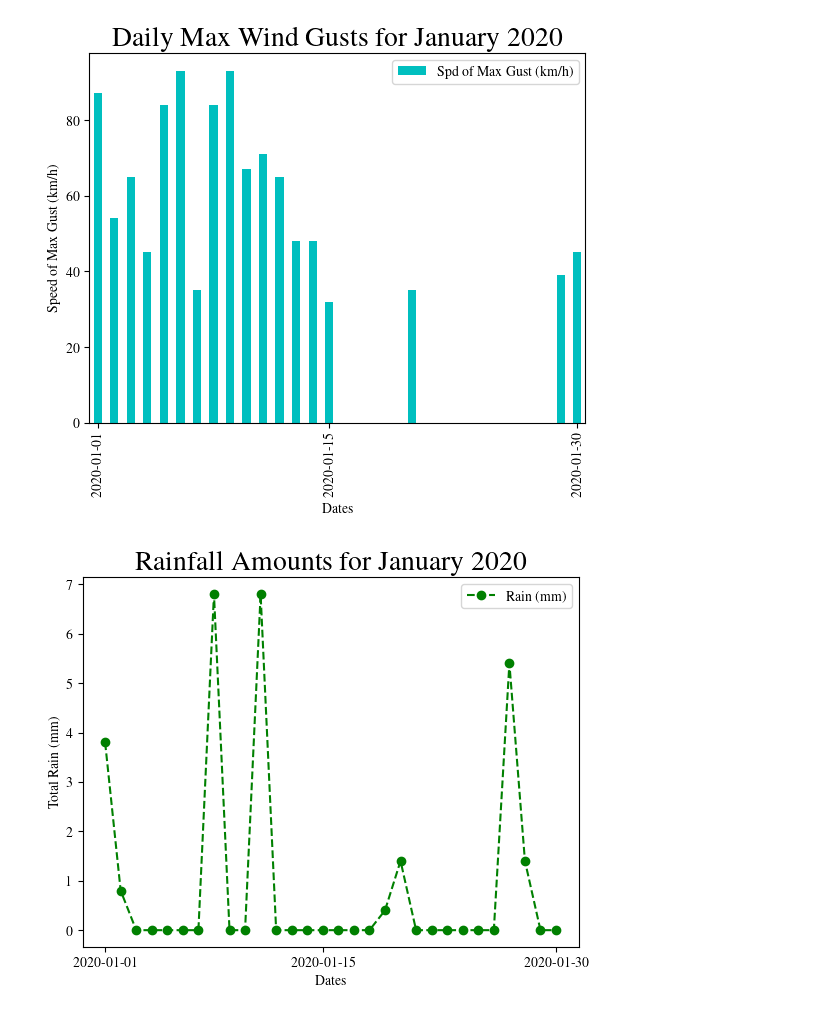
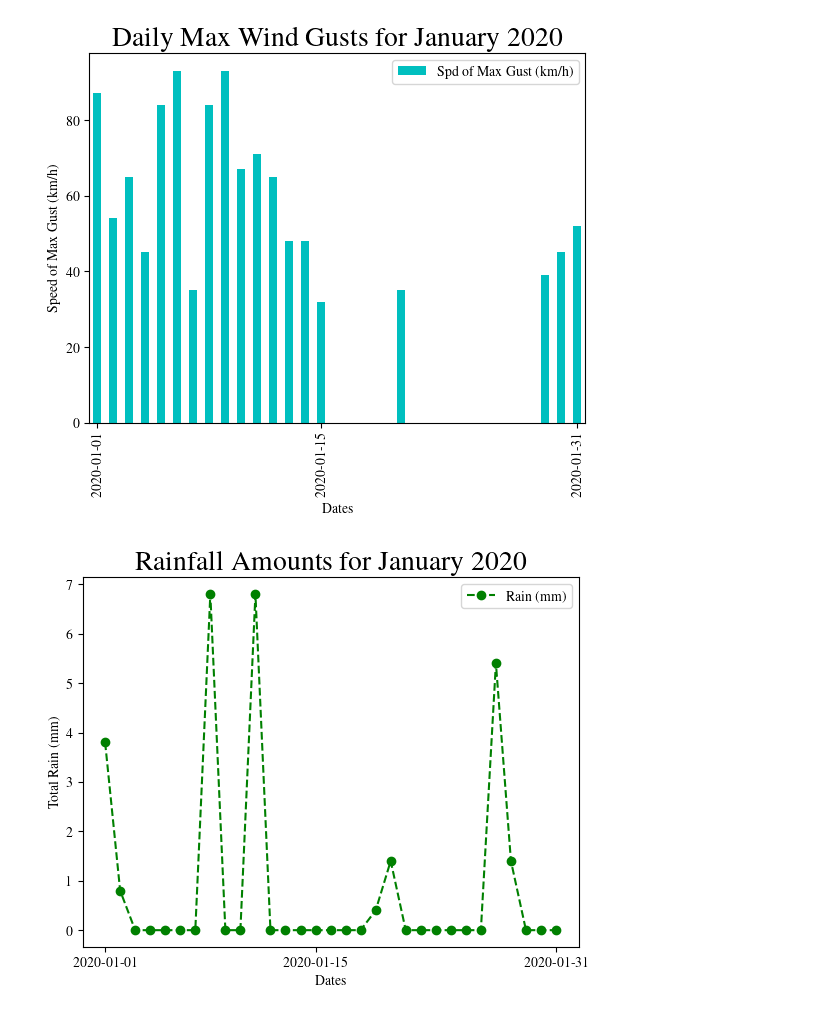
Before and after one commit to dcameronmckenna/CMSC6950-Project, a Jupyter notebook: project_graphs.ipynb, the cells around one changed output. Saved outputs shown, nothing was run; the diff lists cells and outputs as text; code cells hidden in the pictures.

```diff
--- a/project_graphs.ipynb
+++ b/project_graphs.ipynb
@@ -104,25 +104,25 @@ plt.show()
 # %%
 num_cols_wind = ['Spd of Max Gust (km/h)']
 
 weather_data[num_cols_wind] = weather_data[num_cols_wind].astype(float)
 
 wind_speeds = weather_data[num_cols_wind]
 
-bar_data_wind = wind_speeds[0:30]
+bar_data_wind = wind_speeds[0:31]
 axes = bar_data_wind.plot.bar(color = 'c')
-axes.set_xticks([0, 14, 29])
+axes.set_xticks([0, 14, 30])
 
 
 
 
 plt.xlabel('Dates')
 plt.ylabel('Speed of Max Gust (km/h)')
 plt.title('Daily Max Wind Gusts for January 2020', fontsize = 20)
 plt.legend()
 plt.savefig("wind_gusts.pdf", format = "pdf")
 plt.show()
 # %% [output]
-[figure, old version]
+[figure, new version]
 # %%
 num_cols_rain = ['Total Rain (mm)']
 
@@ -131,10 +131,10 @@ weather_data[num_cols_rain] = weather_data[num_cols_rain].astype(float)
 total_rain = weather_data[num_cols_rain]
 
 axes = plt.subplot()
-axes.plot(total_rain[0:30], color = 'g', linestyle = 'dashed',
+axes.plot(total_rain[0:31], color = 'g', linestyle = 'dashed',
          marker = 'o',label = "Rain (mm)")
 
-axes.set_xticks([0, 14, 29])
+axes.set_xticks([0, 14, 30])
 
 
 plt.xlabel('Dates')
@@ -144,4 +144,4 @@ plt.legend()
 plt.savefig("total_rain.pdf", format = "pdf")
 plt.show()
 # %% [output]
-[figure, old version]
+[figure, new version]
```
Also changed, not shown: parts of 7 cells of this notebook, 7 other files.
